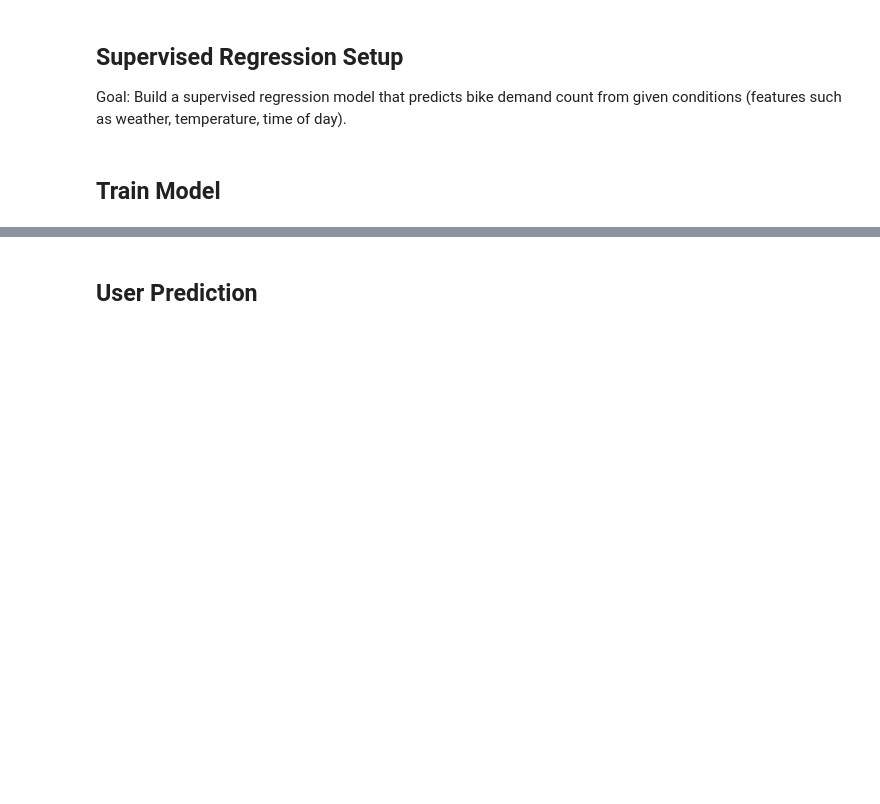
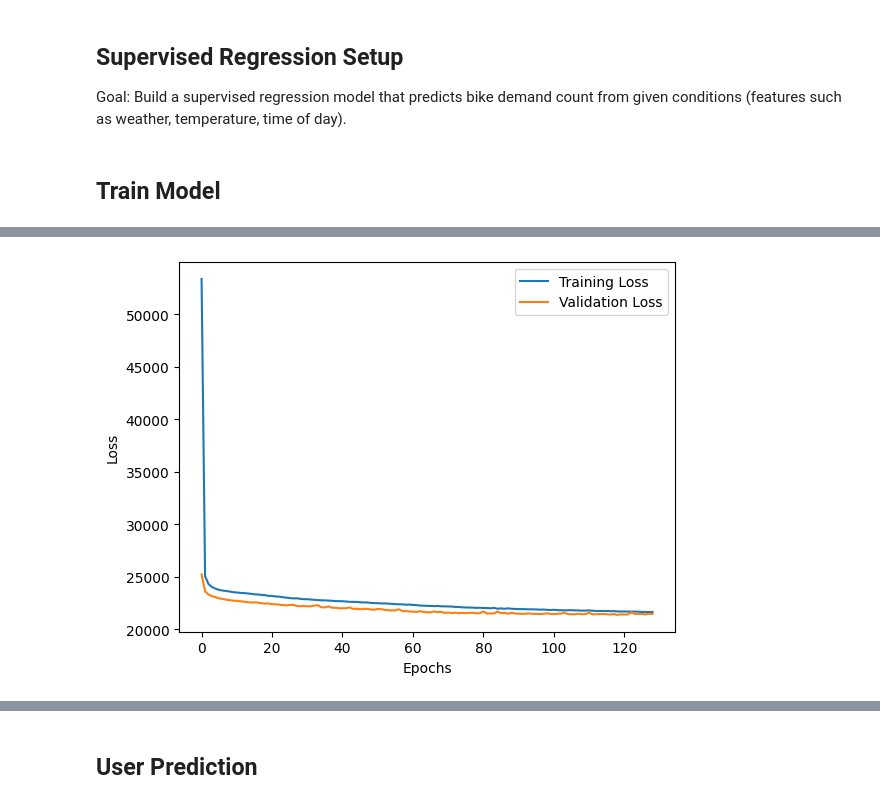
Before and after one commit to Vram10/final_ex, a Jupyter notebook: 7024745_Julian_van_Dyken.ipynb, the cells around one changed output, grey strips where cells are left out. Drawn from its saved outputs; the diff is of its cells as text; code cells hidden in the pictures; blank space fills up the shorter version.

```diff
--- a/7024745_Julian_van_Dyken.ipynb
+++ b/7024745_Julian_van_Dyken.ipynb
@@ -266,41 +337,21 @@ model = Sequential([
     layers.Dense(1)
 ])
 
+LEARNING_RATE = 1e-3
 model.compile(
-    optimizer=Adam(learning_rate=1e-3),
+    optimizer=Adam(learning_rate=LEARNING_RATE),
     loss="mse",
     metrics=["mae"]
 )
-EPOCHS = 200
+
+EPOCHS = 300
 BATCH_SIZE = 64
 history = model.fit(
     X_train_proc,
     y_train,
-    validation_data = (X_val_proc, y_val), # TODO: NORM!!!
+    validation_data = (X_val_proc, y_val),
     callbacks=[EarlyStopping(monitor='val_loss', patience=10, restore_best_weights=True)],
     epochs=EPOCHS,
     batch_size=BATCH_SIZE,
     verbose=1
 )
-
-y_test_pred = model.predict(X_test_proc).flatten()
-
-rmse_test = np.sqrt(mean_squared_error(y_test, y_test_pred))
-mae_test = mean_absolute_error(y_test, y_test_pred)
-r2_test = r2_score(y_test, y_test_pred)
-print("Test RMSE:", rmse_test)
-print("Test MAE:", mae_test)
-print("Test R2:", r2_test)
-
-plt.figure(figsize=(8, 6))
-plt.scatter(y_test, y_test_pred, alpha=0.5)
-plt.plot(
-    [y_test.min(), y_test.max()],
-    [y_test.min(), y_test.max()],
-    "r--"
-)
-plt.xlabel("Actual Count")
-plt.ylabel("Predicted Count")
-plt.title("Predicted vs Actual Bike Demand")
-plt.tight_layout()
-plt.show()
@@ -306,0 +376,9 @@ plt.show()
+# %%
+plt.plot(history.history['loss'])
+plt.plot(history.history['val_loss'])
+plt.xlabel('Epochs')
+plt.ylabel('Loss')
+plt.legend(['Training Loss', 'Validation Loss'])
+plt.show()
+# %% [output]
+[figure, added]
```
Also changed, not shown: parts of 27 cells of this notebook.
